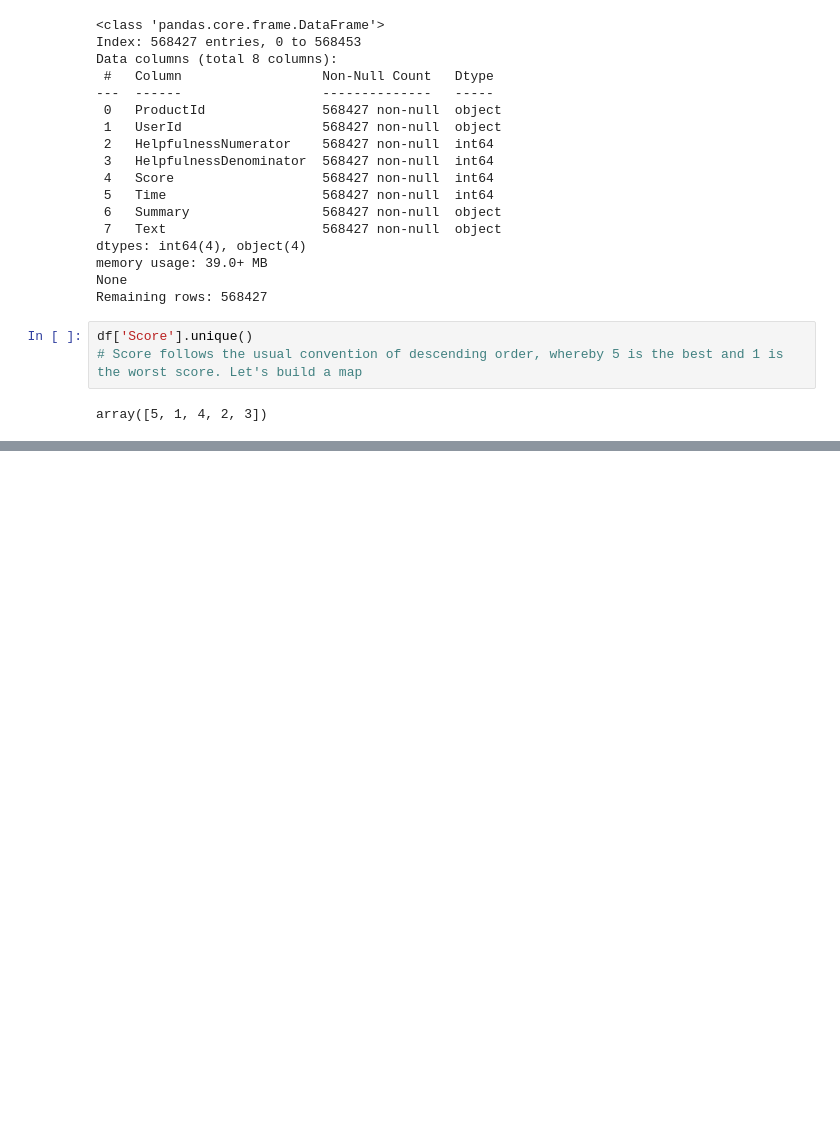
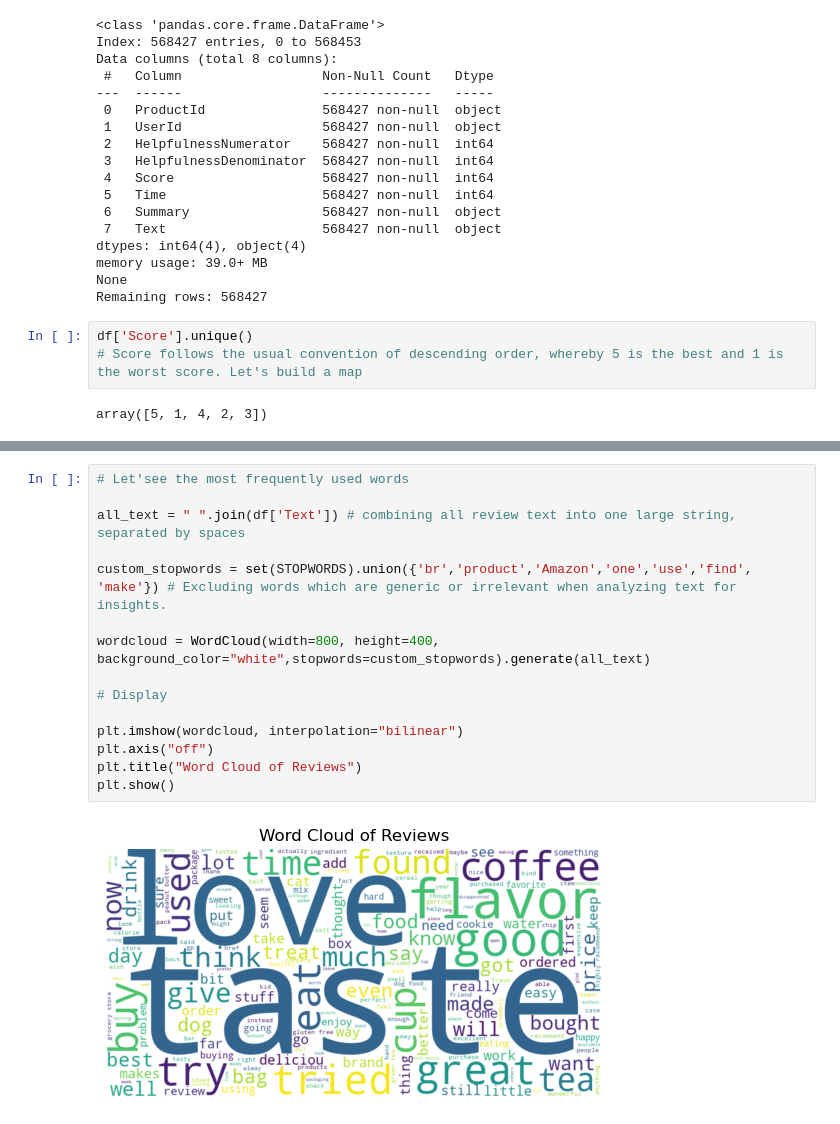
Before and after one commit to Alexander-Peca/sentiment_reviews, a Jupyter notebook: notebooks/first.ipynb, the cells around one changed output, grey strips where cells are left out. Drawn from its saved outputs; the diff is of its cells as text; blank space fills up the shorter version.

```diff
--- a/notebooks/first.ipynb
+++ b/notebooks/first.ipynb
@@ -121,0 +217,17 @@ plt.show()
+# %%
+# Let'see the most frequently used words
+
+all_text = " ".join(df['Text']) # combining all review text into one large string, separated by spaces
+
+custom_stopwords = set(STOPWORDS).union({'br','product','Amazon','one','use','find', 'make'}) # Excluding words which are generic or irrelevant when analyzing text for insights.
+
+wordcloud = WordCloud(width=800, height=400, background_color="white",stopwords=custom_stopwords).generate(all_text)
+
+# Display
+
+plt.imshow(wordcloud, interpolation="bilinear")
+plt.axis("off")
+plt.title("Word Cloud of Reviews")
+plt.show()
+# %% [output]
+[figure, added]
```
Also changed, not shown: parts of 13 cells of this notebook.
